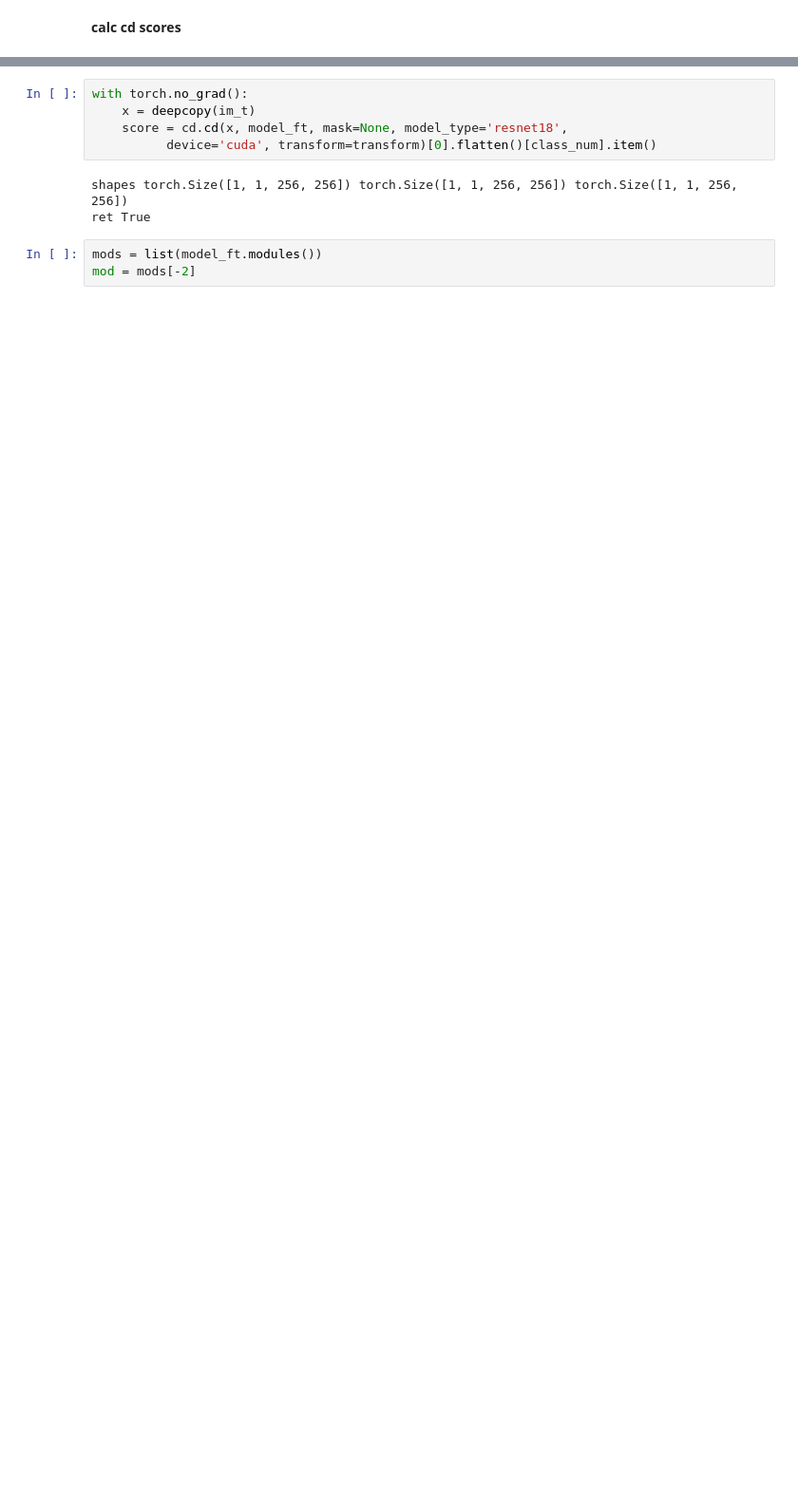
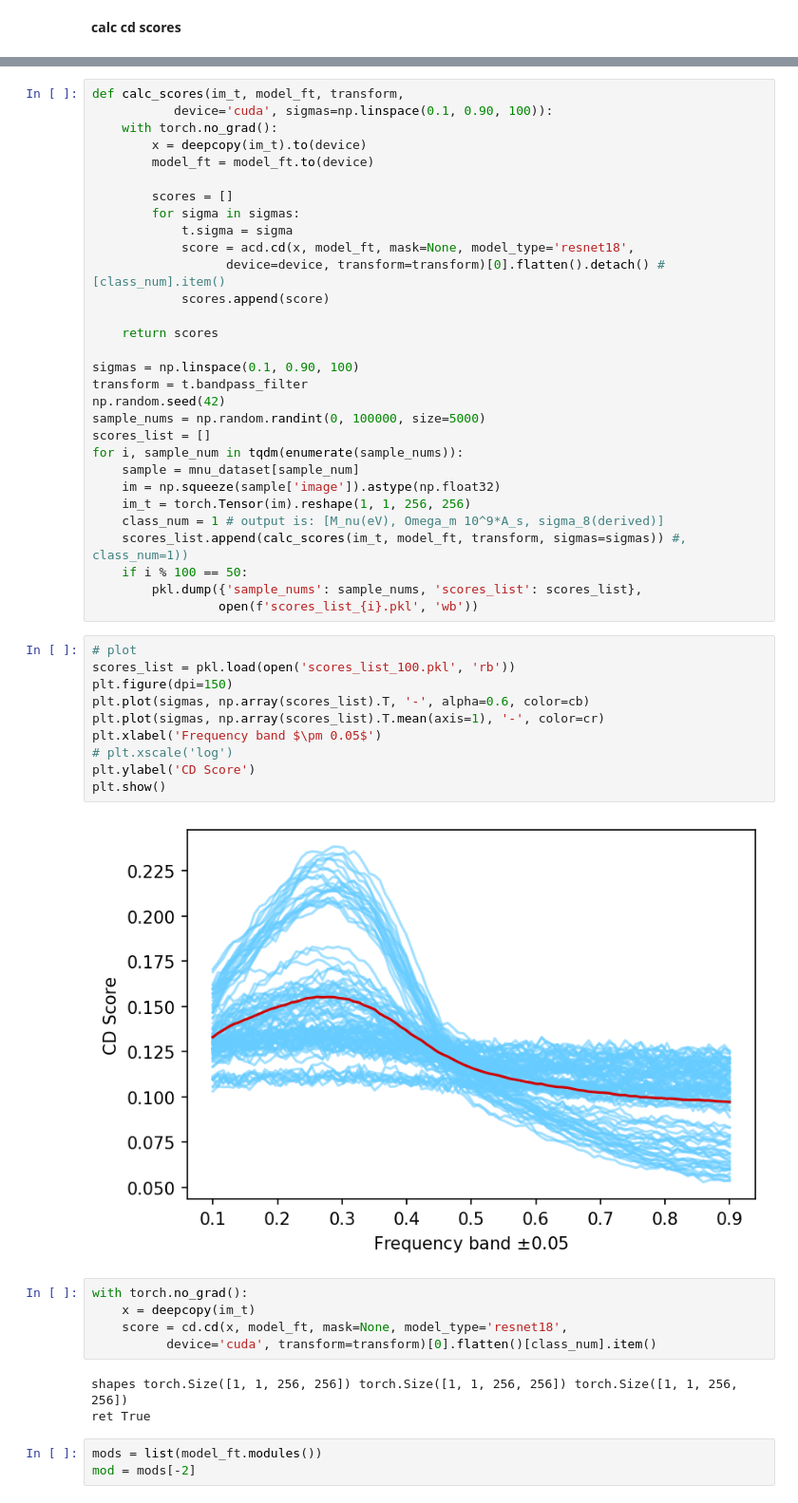
Before and after one commit to Yu-Group/adaptive-wavelets, a Jupyter notebook: experiments/deep_mass_freq.ipynb, the cells around one changed output, grey strips where cells are left out. Shown at 95% size. Saved outputs shown, nothing was run; the diff lists cells and outputs as text; blank space fills up the shorter version.

```diff
--- a/experiments/deep_mass_freq.ipynb
+++ b/experiments/deep_mass_freq.ipynb
@@ -206,3 +163,45 @@ with torch.no_grad():
+# %%
+def calc_scores(im_t, model_ft, transform,
+           device='cuda', sigmas=np.linspace(0.1, 0.90, 100)):
+    with torch.no_grad():
+        x = deepcopy(im_t).to(device)
+        model_ft = model_ft.to(device)
+
+        scores = []
+        for sigma in sigmas:
+            t.sigma = sigma
+            score = acd.cd(x, model_ft, mask=None, model_type='resnet18',
+                  device=device, transform=transform)[0].flatten().detach() #[class_num].item()
+            scores.append(score)
+
+    return scores
+
+sigmas = np.linspace(0.1, 0.90, 100)
+transform = t.bandpass_filter
+np.random.seed(42)
+sample_nums = np.random.randint(0, 100000, size=5000)
+scores_list = []
+for i, sample_num in tqdm(enumerate(sample_nums)):
+    sample = mnu_dataset[sample_num]
+    im = np.squeeze(sample['image']).astype(np.float32)
+    im_t = torch.Tensor(im).reshape(1, 1, 256, 256)
+    class_num = 1 # output is: [M_nu(eV), Omega_m 10^9*A_s, sigma_8(derived)]
+    scores_list.append(calc_scores(im_t, model_ft, transform, sigmas=sigmas)) #, class_num=1))
+    if i % 100 == 50:
+        pkl.dump({'sample_nums': sample_nums, 'scores_list': scores_list},
+                 open(f'scores_list_{i}.pkl', 'wb'))
+# %%
+# plot
+scores_list = pkl.load(open('scores_list_100.pkl', 'rb'))
+plt.figure(dpi=150)
+plt.plot(sigmas, np.array(scores_list).T, '-', alpha=0.6, color=cb)
+plt.plot(sigmas, np.array(scores_list).T.mean(axis=1), '-', color=cr)
+plt.xlabel('Frequency band $\pm 0.05$')
+# plt.xscale('log')
+plt.ylabel('CD Score')
+plt.show()
+# %% [output]
+[figure, added]
 # %%
 with torch.no_grad():
     x = deepcopy(im_t)
```
Also changed, not shown: parts of 36 cells of this notebook, 19 other files.
